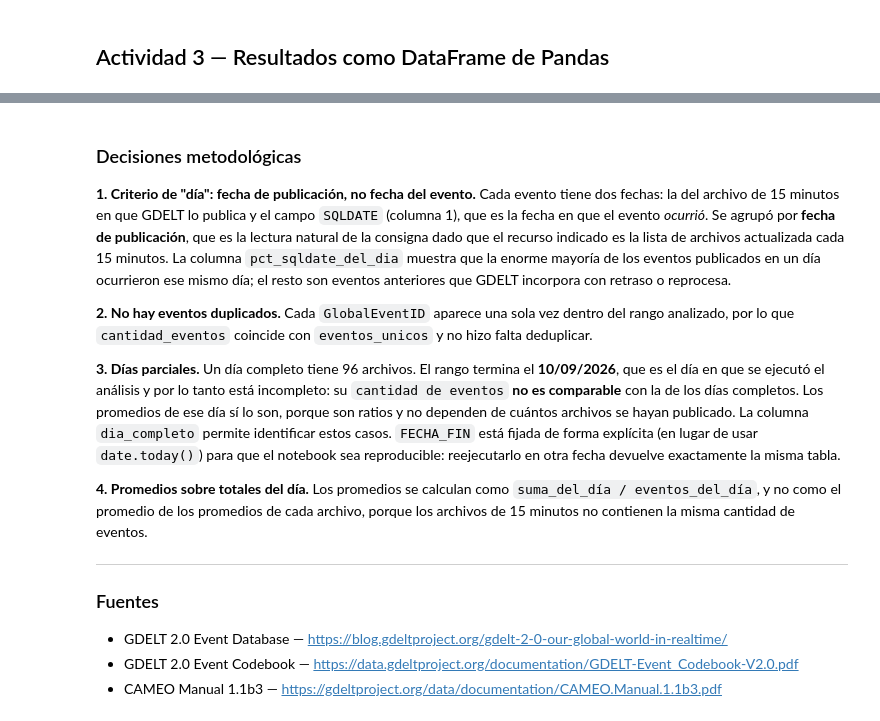
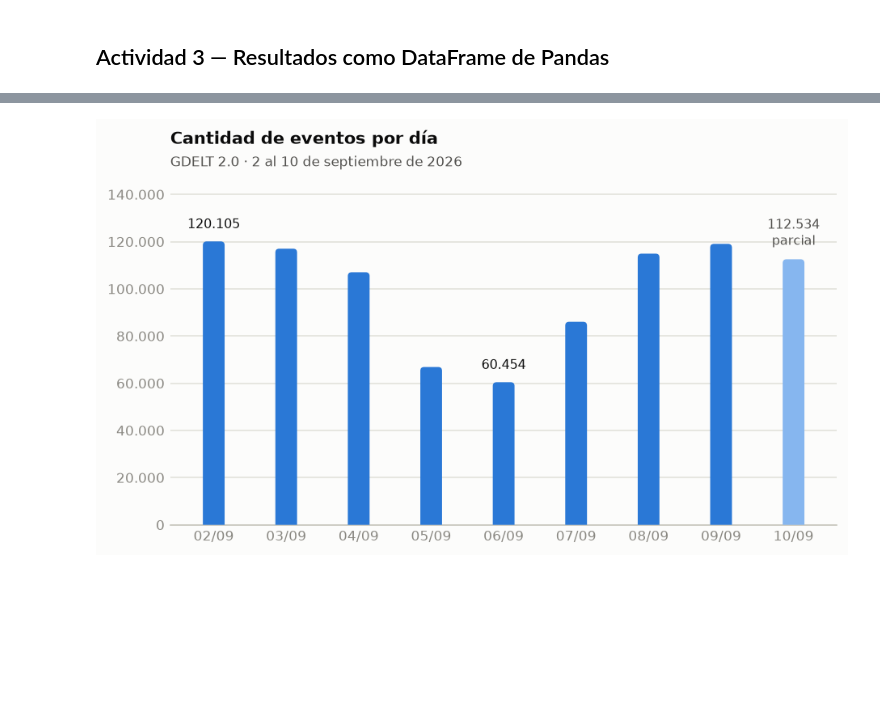
Before and after one commit to agusscarmu/Ingenieria_de_datos, a Jupyter notebook: TP1/TP1.ipynb, the cells around one changed output, grey strips where cells are left out. Cells and saved outputs as stored; diff of their text form; code cells hidden in the pictures; blank space fills up the shorter version.

Commit message:
Agrego graficos

```diff
--- a/TP1/TP1.ipynb
+++ b/TP1/TP1.ipynb
@@ -398,34 +466,11 @@ Días con datos parciales                 : 2026-09-10
-# %% [markdown]
-### Decisiones metodológicas
-
-**1. Criterio de "día": fecha de publicación, no fecha del evento.**
-Cada evento tiene dos fechas: la del archivo de 15 minutos en que GDELT lo publica y el campo
-`SQLDATE` (columna 1), que es la fecha en que el evento *ocurrió*. Se agrupó por **fecha de
-publicación**, que es la lectura natural de la consigna dado que el recurso indicado es la
-lista de archivos actualizada cada 15 minutos. La columna `pct_sqldate_del_dia` muestra que
-la enorme mayoría de los eventos publicados en un día ocurrieron ese mismo día; el resto son
-eventos anteriores que GDELT incorpora con retraso o reprocesa.
-
-**2. No hay eventos duplicados.** Cada `GlobalEventID` aparece una sola vez dentro del rango
-analizado, por lo que `cantidad_eventos` coincide con `eventos_unicos` y no hizo falta
-deduplicar.
-
-**3. Días parciales.** Un día completo tiene 96 archivos. El rango termina el **10/09/2026**,
-que es el día en que se ejecutó el análisis y por lo tanto está incompleto: su
-`cantidad de eventos` **no es comparable** con la de los días completos. Los promedios de ese
-día sí lo son, porque son ratios y no dependen de cuántos archivos se hayan publicado. La
-columna `dia_completo` permite identificar estos casos. `FECHA_FIN` está fijada de forma
-explícita (en lugar de usar `date.today()`) para que el notebook sea reproducible: reejecutarlo
-en otra fecha devuelve exactamente la misma tabla.
-
-**4. Promedios sobre totales del día.** Los promedios se calculan como
-`suma_del_día / eventos_del_día`, y no como el promedio de los promedios de cada archivo,
-porque los archivos de 15 minutos no contienen la misma cantidad de eventos.
-
----
-
-### Fuentes
-
-- GDELT 2.0 Event Database — <https://blog.gdeltproject.org/gdelt-2-0-our-global-world-in-realtime/>
-- GDELT 2.0 Event Codebook — <https://data.gdeltproject.org/documentation/GDELT-Event_Codebook-V2.0.pdf>
-- CAMEO Manual 1.1b3 — <https://gdeltproject.org/data/documentation/CAMEO.Manual.1.1b3.pdf>
+# %%
+fig, ax = plt.subplots(figsize=(7.6, 3.9))
+grafico_barras(
+    ax, etiquetas, df_resultados["cantidad_eventos"],
+    "Cantidad de eventos por día",
+    "GDELT 2.0 · 2 al 10 de septiembre de 2026",
+    miles, idx_parcial,
+)
+plt.show()
+# %% [output]
+[figure, added]
```
Also changed, not shown: parts of 10 cells of this notebook, 1 other file.
